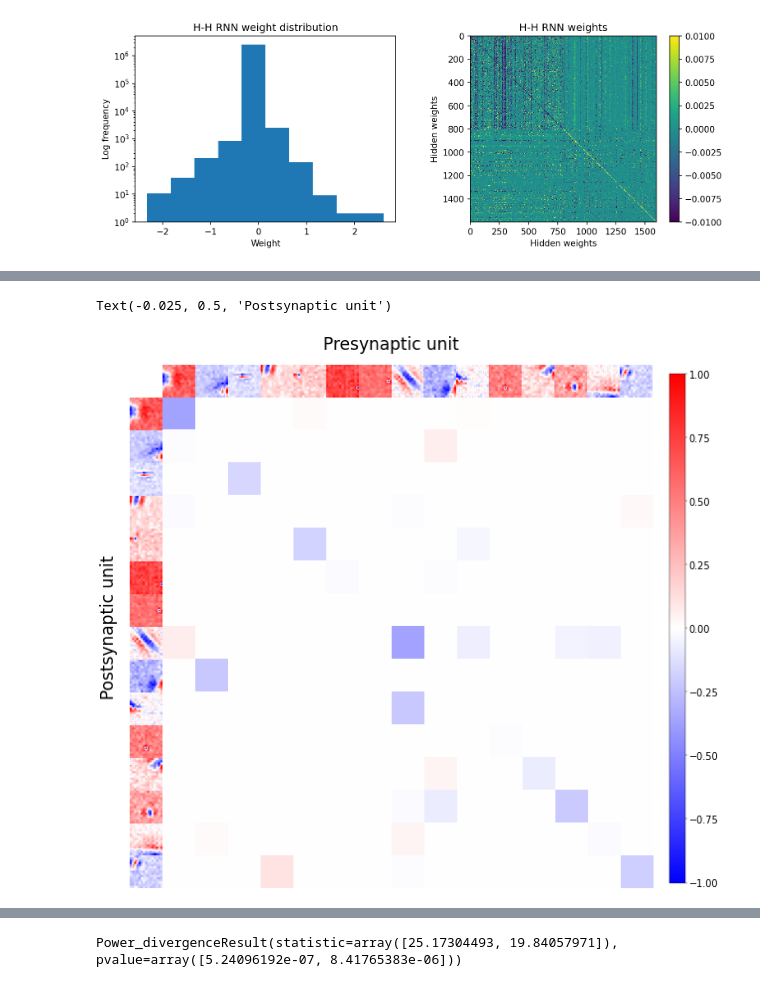
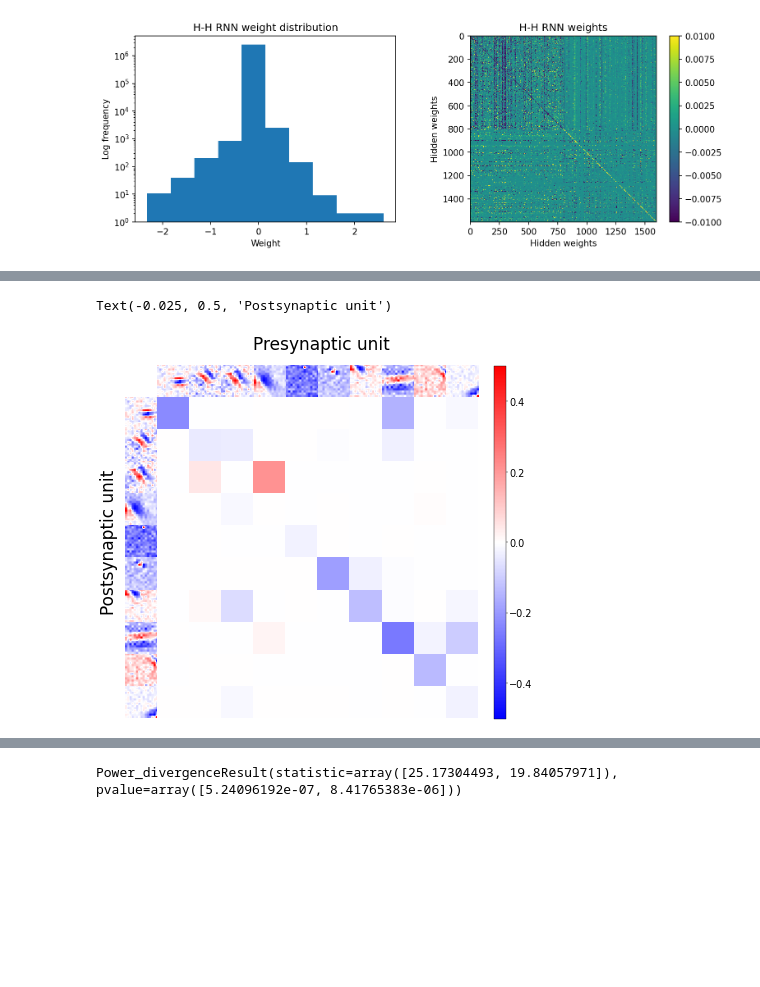
Before and after one commit to sebbkw/rnn, a Jupyter notebook: analyse_network.ipynb, the cells around one changed output, grey strips where cells are left out. Cells and saved outputs as stored; diff of their text form; code cells hidden in the pictures; blank space fills up the shorter version.

```diff
--- a/analyse_network.ipynb
+++ b/analyse_network.ipynb
@@ -650,22 +678,20 @@ y_position_test = scipy.stats.pearsonr(group_1_row, group_2_row)
 
 x_position_test, y_position_test
 # %%
-# Visualise connections between recurrent units
-averaged_stimuli = averaged_stimuli_group1
+# Visualise weights between recurrent units
 
-starting_idx = 0
-n_units = 15
-units_slice = slice(starting_idx, starting_idx+n_units)
+starting_idx = 25
+n_units = 10
+physiology_data = physiology_data_group1[starting_idx:starting_idx+n_units]
 
-hh_indices = averaged_stimuli[1][units_slice]
 hh_weights = model.rnn.weight_hh_l0.cpu().detach().numpy()
 hh_weights_subset = np.zeros(shape=(n_units, n_units))
 
-for row in range(n_units):
-    for col in range(n_units):
-        hh_weights_subset[row, col] = hh_weights[hh_indices[row], hh_indices[col]]
+for col, pre_unit in enumerate(physiology_data):
+    for row, post_unit in enumerate(physiology_data):
+        hh_weights_subset[row, col] = hh_weights[post_unit["unit_idx"], pre_unit["unit_idx"]]
 
-sta_RFs = max_abs_normalize(averaged_stimuli_group1[0][units_slice])
+RFs = normalize([u["rf"] for u in physiology_data])
 
 cols = n_units + 1
 rows = n_units + 1
@@ -685,35 +711,35 @@ for axs in f_axs[1:, 1:]:
     for ax in axs:
         ax.remove()
 axbig = fig.add_subplot(gs[1:, 1:])
 axbig.set_axis_off()
-im = axbig.imshow(hh_weights_subset, cmap='bwr', vmax=1, vmin=-1)
+im = axbig.imshow(hh_weights_subset, cmap='bwr', vmax=0.5, vmin=-0.5)
 
 cbaxes = fig.add_axes([1, 0.04, 0.03, 0.915])
 cb = plt.colorbar(im, cax = cbaxes)
 for t in cb.ax.get_yticklabels():
     t.set_fontsize(20)
 
 count = 0
 for ax_row in f_axs:
     for ax in ax_row:
         ax.set_axis_off()
 
         if count > 0 and count < n_units+1: # X-axis row
             unit_n = count-1
         elif count % (n_units+1) == 0: # Y-axis row
             unit_n = count//(n_units+1) - 1
         else:
             unit_n = -1
 
         if unit_n > -1:
-            unit = np.reshape(sta_RFs[unit_n], (FRAME_SIZE, FRAME_SIZE))
+            unit = np.reshape(RFs[unit_n], (FRAME_SIZE, FRAME_SIZE))
             ax.imshow(unit, cmap='bwr')
 
         count += 1
 
-fig.text(0.5, 1, 'Presynaptic unit', ha='center', fontsize=35)
+fig.text(0.55, 1, 'Presynaptic unit', ha='center', fontsize=35)
 fig.text(-0.025, 0.5, 'Postsynaptic unit', va='center', rotation='vertical', fontsize=35)
 # %% [output]
 Text(-0.025, 0.5, 'Postsynaptic unit')
-[figure, old version]
+[figure, new version]
 # %%
```
Also changed, not shown: parts of 7 cells of this notebook.
